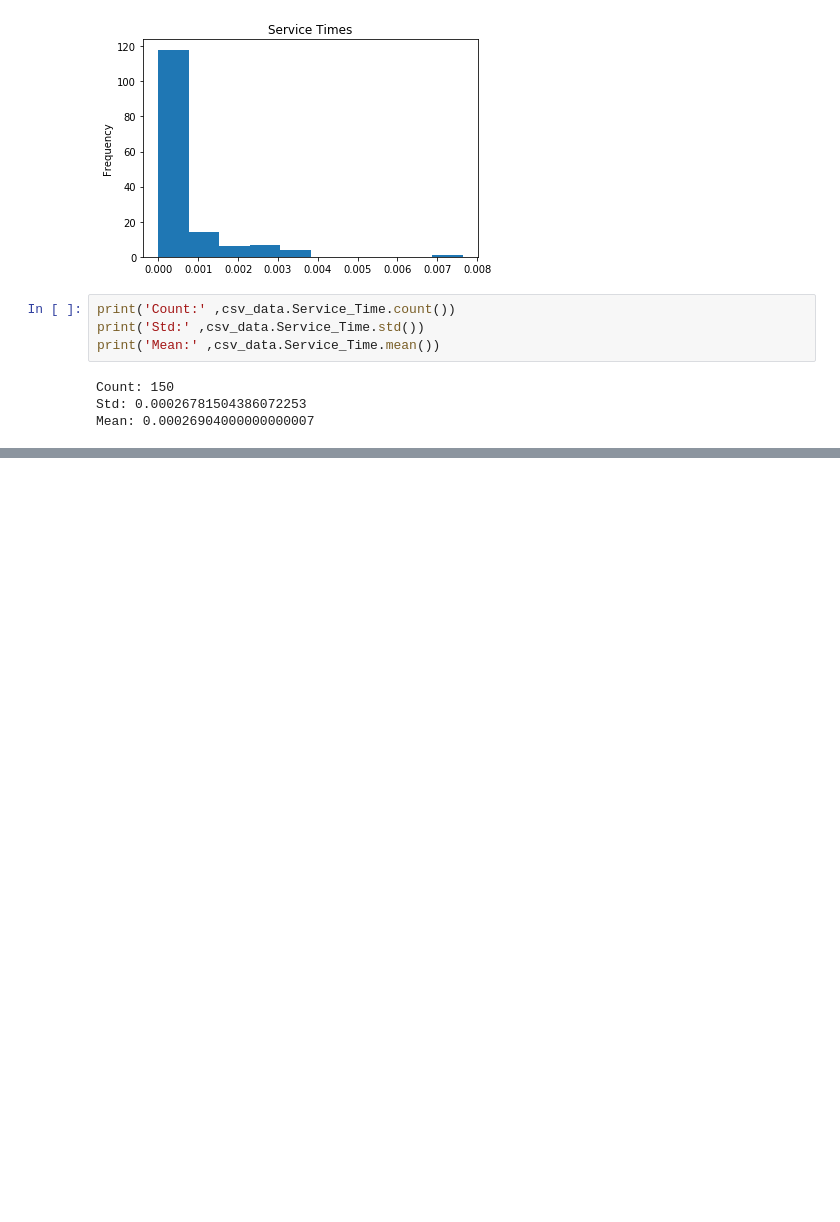
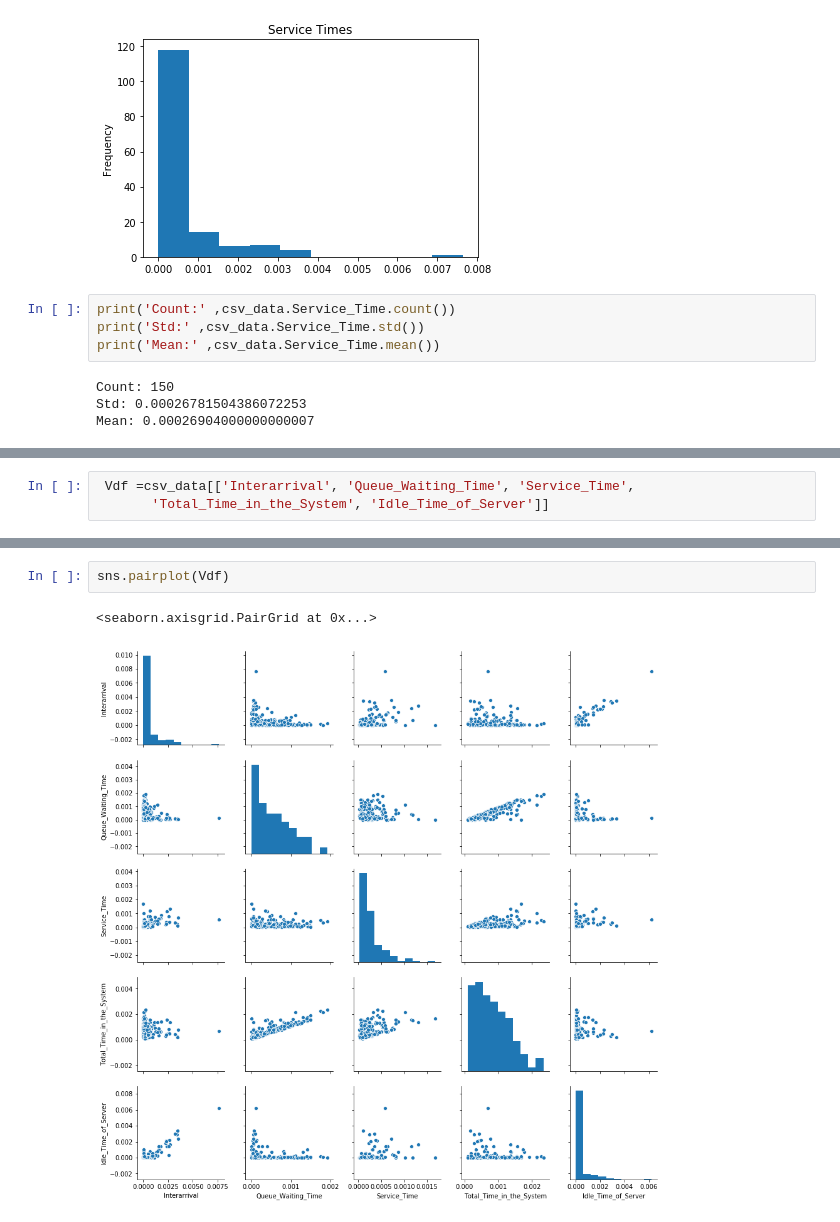
Before and after one commit to MrRutledge/Simulation_Project, a Jupyter notebook: Report using Python & Jupyter Notebook.ipynb, the cells around one changed output, grey strips where cells are left out. Cells and saved outputs as stored; diff of their text form; blank space fills up the shorter version.

```diff
--- a/Report using Python & Jupyter Notebook.ipynb
+++ b/Report using Python & Jupyter Notebook.ipynb
@@ -170,0 +215,3 @@ Mean: 0.00026904000000000007
+# %%
+ Vdf =csv_data[['Interarrival', 'Queue_Waiting_Time', 'Service_Time',
+       'Total_Time_in_the_System', 'Idle_Time_of_Server']]
@@ -170,0 +236,5 @@ Mean: 0.00026904000000000007
+# %%
+sns.pairplot(Vdf)
+# %% [output]
+<seaborn.axisgrid.PairGrid at 0x...>
+[figure, added]
```
Also changed, not shown: parts of 17 cells of this notebook, 10 other files.
